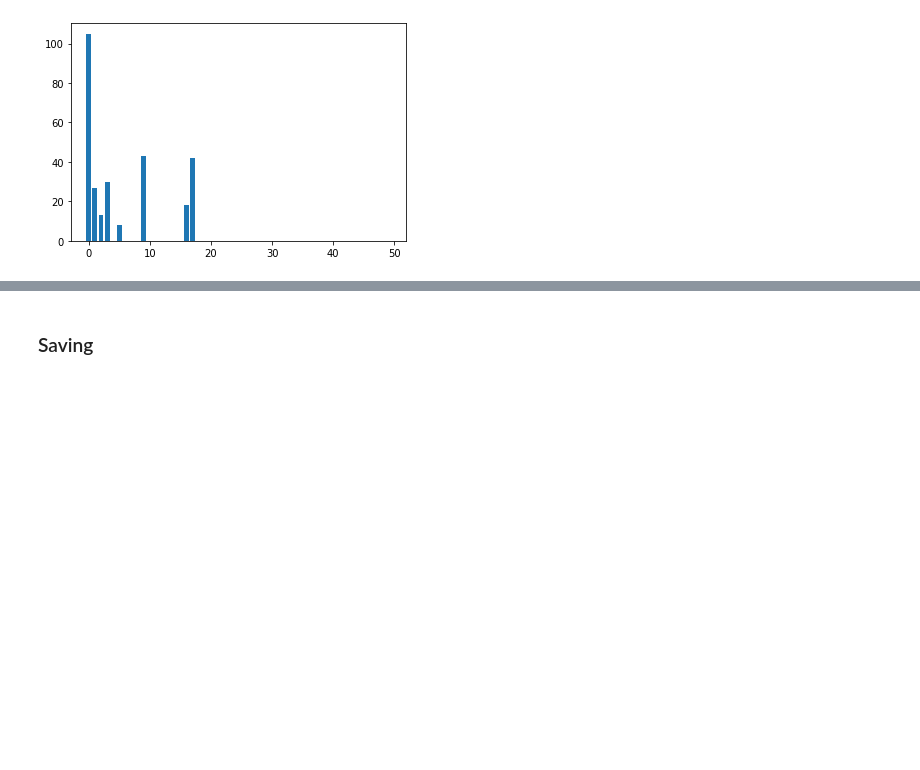
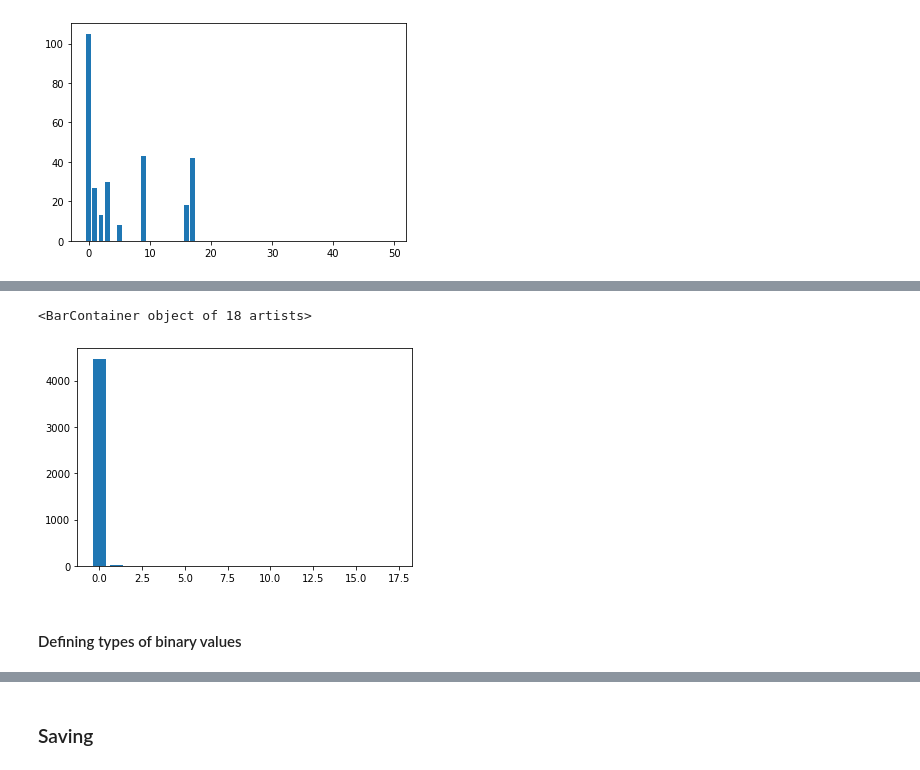
Before and after one commit to dmi3eva/araneae, a Jupyter notebook: p1_spider_analysis/02_binary_values.ipynb, the cells around one changed output, grey strips where cells are left out. Saved outputs shown, nothing was run; the diff lists cells and outputs as text; code cells hidden in the pictures; blank space fills up the shorter version.

```diff
--- a/p1_spider_analysis/02_binary_values.ipynb
+++ b/p1_spider_analysis/02_binary_values.ipynb
@@ -267,0 +350,10 @@ plt.bar(range(len(bin_size_values[1:])), bin_size_values[1:])
+# %%
+bin_size = 10000
+bin_size_values = [sum(size_values[bin_size*i: bin_size*(i+1)]) for i in range(len(size_values)//bin_size)]
+# %%
+plt.bar(range(len(bin_size_values)), bin_size_values)
+# %% [output]
+<BarContainer object of 18 artists>
+[figure, added]
+# %% [markdown]
+#### Defining types of binary values
```
Also changed, not shown: parts of 55 cells of this notebook.
